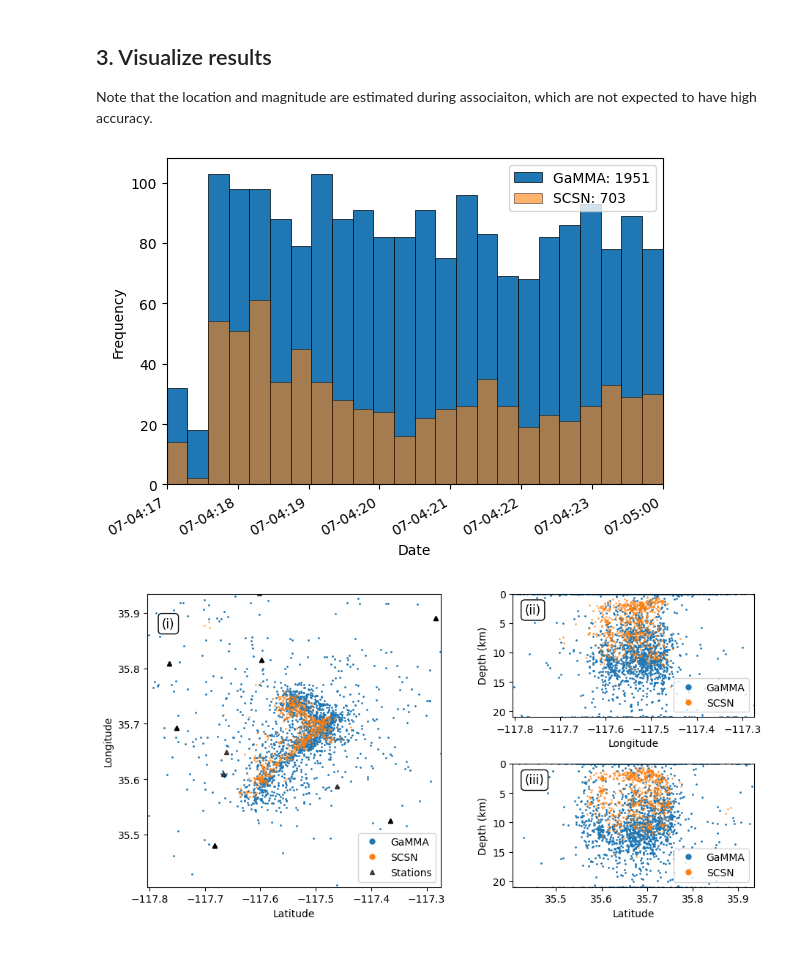
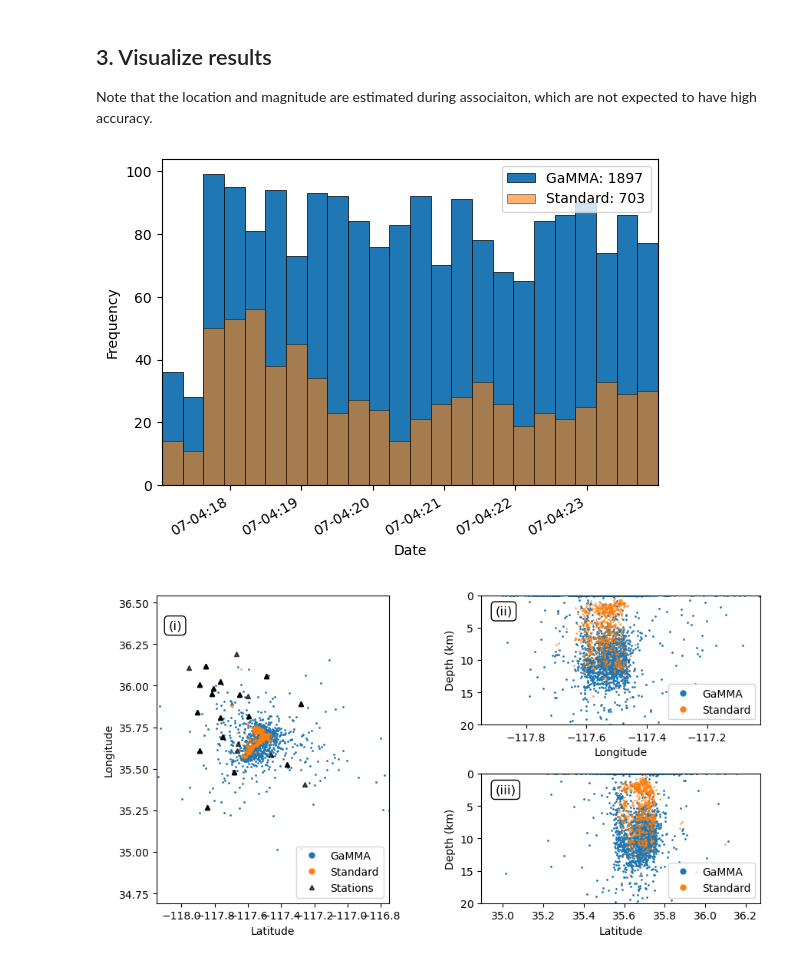
Before and after one commit to AI4EPS/GaMMA, a Jupyter notebook: docs/example_phasenet.ipynb, the cells around one changed output. Drawn from its saved outputs; the diff is of its cells as text; code cells hidden in the pictures.

```diff
--- a/docs/example_phasenet.ipynb
+++ b/docs/example_phasenet.ipynb
@@ -55 +40,14 @@ Connecting to objects.githubusercontent.com (objects.githubusercontent.com)|185.
+# %%
+region = "ridgecrest"
+# region = "chile"
+data_path = lambda x: os.path.join(f"test_data/{region}", x)
+result_path = f"results/{region}"
+if not os.path.exists(result_path):
+    os.makedirs(result_path)
+result_path = lambda x: os.path.join(f"results/{region}", x)
+station_csv = data_path("stations.csv")
+picks_csv = data_path("picks.csv")
+if not os.path.exists("figures"):
+    os.makedirs("figures")
+figure_dir = lambda x: os.path.join("figures", x)
 # %%
@@ -210,14 +220,21 @@ catalog_label="SCSN"
 # %%
-stations = pd.read_csv(data_dir("stations.csv"), delimiter="\t")
-events = pd.read_csv(data_dir("events.csv"), delimiter="\t")
-events["time"] = events["time"].apply(lambda x: datetime.strptime(x, "%Y-%m-%dT%H:%M:%S.%f"))
+stations = pd.read_csv(data_path("stations.csv"))
+gamma_events = pd.read_csv(result_path("gamma_events.csv"), parse_dates=["time"])
 
-catalog = pd.read_csv(data_dir("catalog_gamma.csv"), delimiter="\t")
-catalog["time"] = catalog["time"].apply(lambda x: datetime.strptime(x, "%Y-%m-%dT%H:%M:%S.%f"))
+if os.path.exists(data_path("standard_catalog.csv")):
+    standard_catalog = pd.read_csv(data_path("standard_catalog.csv"), parse_dates=["time"])
+    starttime = standard_catalog["time"].min()
+    endtime = standard_catalog["time"].max()
+else:
+    standard_catalog = None
+    starttime = gamma_events["time"].min()
+    endtime = gamma_events["time"].max()
+
 
 plt.figure()
-plt.hist(catalog["time"], range=(config["starttime"], config["endtime"]), bins=24, edgecolor="k", alpha=1.0, linewidth=0.5, label=f"{result_label}: {len(catalog['time'])}")
-plt.hist(events["time"], range=(config["starttime"], config["endtime"]), bins=24, edgecolor="k", alpha=0.6, linewidth=0.5, label=f"{catalog_label}: {len(events['time'])}")
+plt.hist(gamma_events["time"], range=(starttime, endtime), bins=24, edgecolor="k", alpha=1.0, linewidth=0.5, label=f"{result_label}: {len(gamma_events['time'])}")
+if standard_catalog is not None:
+    plt.hist(standard_catalog["time"], range=(starttime, endtime), bins=24, edgecolor="k", alpha=0.6, linewidth=0.5, label=f"{catalog_label}: {len(standard_catalog['time'])}")
 plt.ylabel("Frequency")
 plt.xlabel("Date")
 plt.gca().autoscale(enable=True, axis='x', tight=True)
@@ -228,63 +245,64 @@ plt.savefig(figure_dir("earthquake_number.png"), bbox_inches="tight", dpi=300)
 plt.savefig(figure_dir("earthquake_number.pdf"), bbox_inches="tight")
 plt.show();
 # %% [output]
-[figure, old version]
+[figure, new version]
 # %%
 fig = plt.figure(figsize=plt.rcParams["figure.figsize"]*np.array([1.5,1]))
 box = dict(boxstyle='round', facecolor='white', alpha=1)
 text_loc = [0.05, 0.92]
 grd = fig.add_gridspec(ncols=2, nrows=2, width_ratios=[1.5, 1], height_ratios=[1,1])
 fig.add_subplot(grd[:, 0])
-plt.plot(catalog["longitude"], catalog["latitude"], '.',markersize=2, alpha=1.0)
-plt.plot(events["longitude"], events["latitude"], '.', markersize=2, alpha=0.6)
+plt.plot(gamma_events["longitude"], gamma_events["latitude"], '.',markersize=2, alpha=1.0)
+if standard_catalog is not None:
+    plt.plot(standard_catalog["longitude"], standard_catalog["latitude"], '.', markersize=2, alpha=0.6)
 plt.axis("scaled")
-plt.xlim(np.array(config["xlim_degree"])+np.array([0.2,-0.27]))
-plt.ylim(np.array(config["ylim_degree"])+np.array([0.2,-0.27]))
+plt.xlim(np.array(config["xlim_degree"]))
+plt.ylim(np.array(config["ylim_degree"]))
 plt.xlabel("Latitude")
 plt.ylabel("Longitude")
 plt.gca().set_prop_cycle(None)
-plt.plot(config["xlim_degree"][0]-10, config["ylim_degree"][0]-10, '.', markersize=10, label=f"{result_label}", rasterized=True)
-plt.plot(config["xlim_degree"][0]-10, config["ylim_degree"][0]-10, '.', markersize=10, label=f"{catalog_label}", rasterized=True)
+plt.plot([], [], '.', markersize=10, label=f"{result_label}", rasterized=True)
+plt.plot([], [], '.', markersize=10, label=f"{catalog_label}", rasterized=True)
 plt.plot(stations["longitude"], stations["latitude"], 'k^', markersize=5, alpha=0.7, label="Stations")
 plt.legend(loc="lower right")
 plt.text(text_loc[0], text_loc[1], '(i)', horizontalalignment='left', verticalalignment="top",
          transform=plt.gca().transAxes, fontsize="large", fontweight="normal", bbox=box)
 
 fig.add_subplot(grd[0, 1])
-plt.plot(catalog["longitude"], catalog["depth(m)"]/1e3, '.', markersize=2, alpha=1.0, rasterized=True)
-plt.plot(events["longitude"], events["depth(m)"]/1e3, '.', markersize=2, alpha=0.6, rasterized=True)
-# plt.axis("scaled")
+plt.plot(gamma_events["longitude"], gamma_events["depth_km"], '.', markersize=2, alpha=1.0, rasterized=True)
+if standard_catalog is not None:
+    plt.plot(standard_catalog["longitude"], standard_catalog["depth_km"], '.', markersize=2, alpha=0.6, rasterized=True)
 plt.xlim(np.array(config["xlim_degree"])+np.array([0.2,-0.27]))
-plt.ylim([0,21])
+plt.ylim(config["z(km)"])
 plt.gca().invert_yaxis()
 plt.xlabel("Longitude")
 plt.ylabel("Depth (km)")
 plt.gca().set_prop_cycle(None)
-plt.plot(config["xlim_degree"][0]-10, 31, '.', markersize=10, label=f"{result_label}")
-plt.plot(31, 31, '.', markersize=10, label=f"{catalog_label}")
+plt.plot([], [], '.', markersize=10, label=f"{result_label}")
+plt.plot([], [], '.', markersize=10, label=f"{catalog_label}")
 plt.legend(loc="lower right")
 plt.text(text_loc[0], text_loc[1], '(ii)', horizontalalignment='left', verticalalignment="top",
          transform=plt.gca().transAxes, fontsize="large", fontweight="normal", bbox=box)
 
 fig.add_subplot(grd[1, 1])
-plt.plot(catalog["latitude"], catalog["depth(m)"]/1e3, '.', markersize=2, alpha=1.0, rasterized=True)
-plt.plot(events["latitude"], events["depth(m)"]/1e3, '.', markersize=2, alpha=0.6, rasterized=True)
-# plt.axis("scaled")
+plt.plot(gamma_events["latitude"], gamma_events["depth_km"], '.', markersize=2, alpha=1.0, rasterized=True)
+if standard_catalog is not None:
+    plt.plot(standard_catalog["latitude"], standard_catalog["depth_km"], '.', markersize=2, alpha=0.6, rasterized=True)
 plt.xlim(np.array(config["ylim_degree"])+np.array([0.2,-0.27]))
-plt.ylim([0,21])
+plt.ylim(config["z(km)"])
 plt.gca().invert_yaxis()
 plt.xlabel("Latitude")
 plt.ylabel("Depth (km)")
 plt.gca().set_prop_cycle(None)
-plt.plot(config["ylim_degree"][0]-10, 31, '.', markersize=10, label=f"{result_label}")
-plt.plot(31, 31, '.', markersize=10, label=f"{catalog_label}")
+plt.plot([], [], '.', markersize=10, label=f"{result_label}")
+plt.plot([], [], '.', markersize=10, label=f"{catalog_label}")
 plt.legend(loc="lower right")
 plt.tight_layout()
 plt.text(text_loc[0], text_loc[1], '(iii)', horizontalalignment='left', verticalalignment="top",
          transform=plt.gca().transAxes, fontsize="large", fontweight="normal", bbox=box)
 plt.savefig(figure_dir("earthquake_location.png"), bbox_inches="tight", dpi=300)
 plt.savefig(figure_dir("earthquake_location.pdf"), bbox_inches="tight", dpi=300)
 plt.show();
 # %% [output]
-[figure, old version]
+[figure, new version]
 # %%
```
Also changed, not shown: parts of 10 cells of this notebook.
